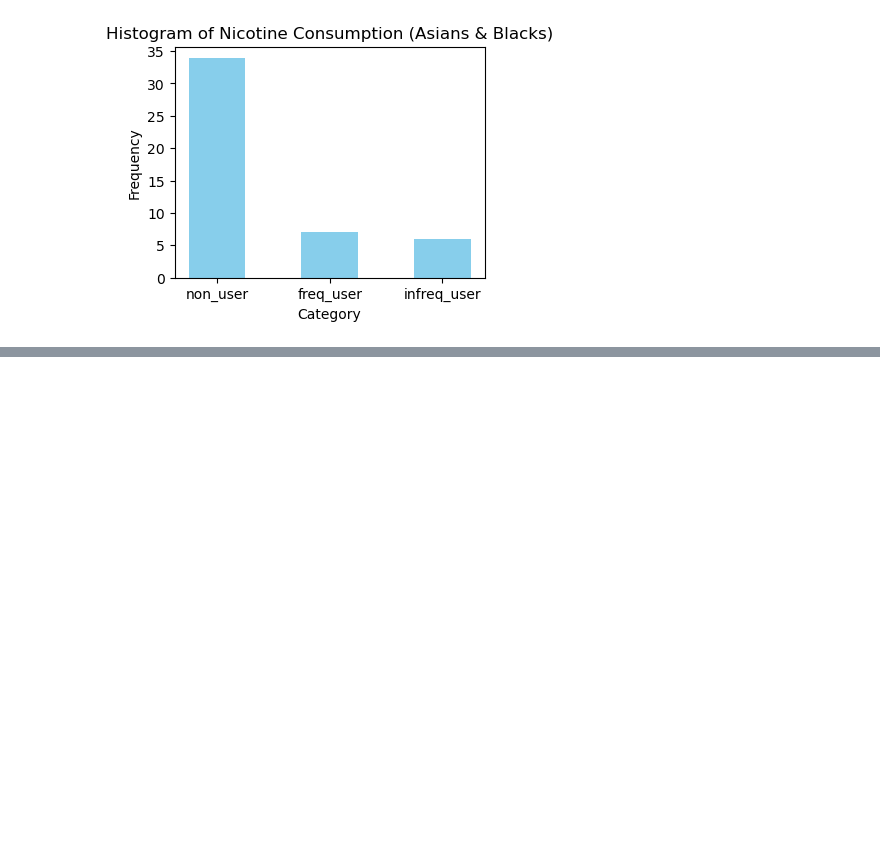
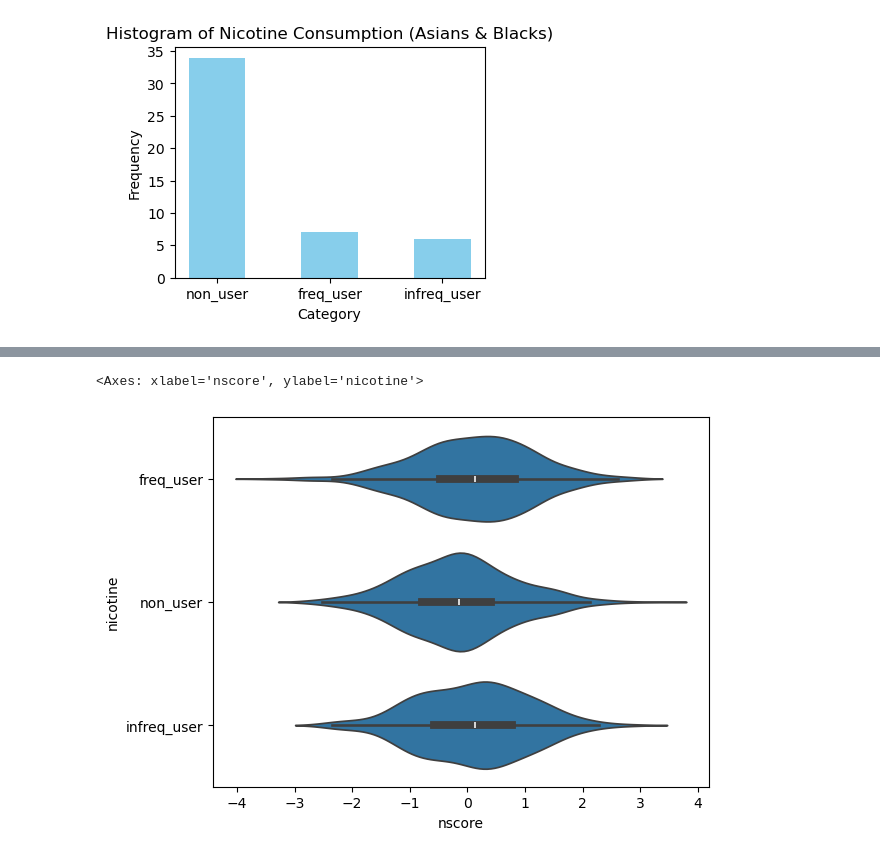
Before and after one commit to skyefung02/DrugConsumptionProject, a Jupyter notebook: data_exploration_visualisation.ipynb, the cells around one changed output, grey strips where cells are left out. Saved outputs shown, nothing was run; the diff lists cells and outputs as text; code cells hidden in the pictures; blank space fills up the shorter version.

```diff
--- a/data_exploration_visualisation.ipynb
+++ b/data_exploration_visualisation.ipynb
@@ -467,0 +508,5 @@ plt.show()
+# %%
+sns.violinplot(data = nictrain_set, x = "nscore", y="nicotine")
+# %% [output]
+<Axes: xlabel='nscore', ylabel='nicotine'>
+[figure, added]
```
Also changed, not shown: parts of 23 cells of this notebook, 1 other file.
